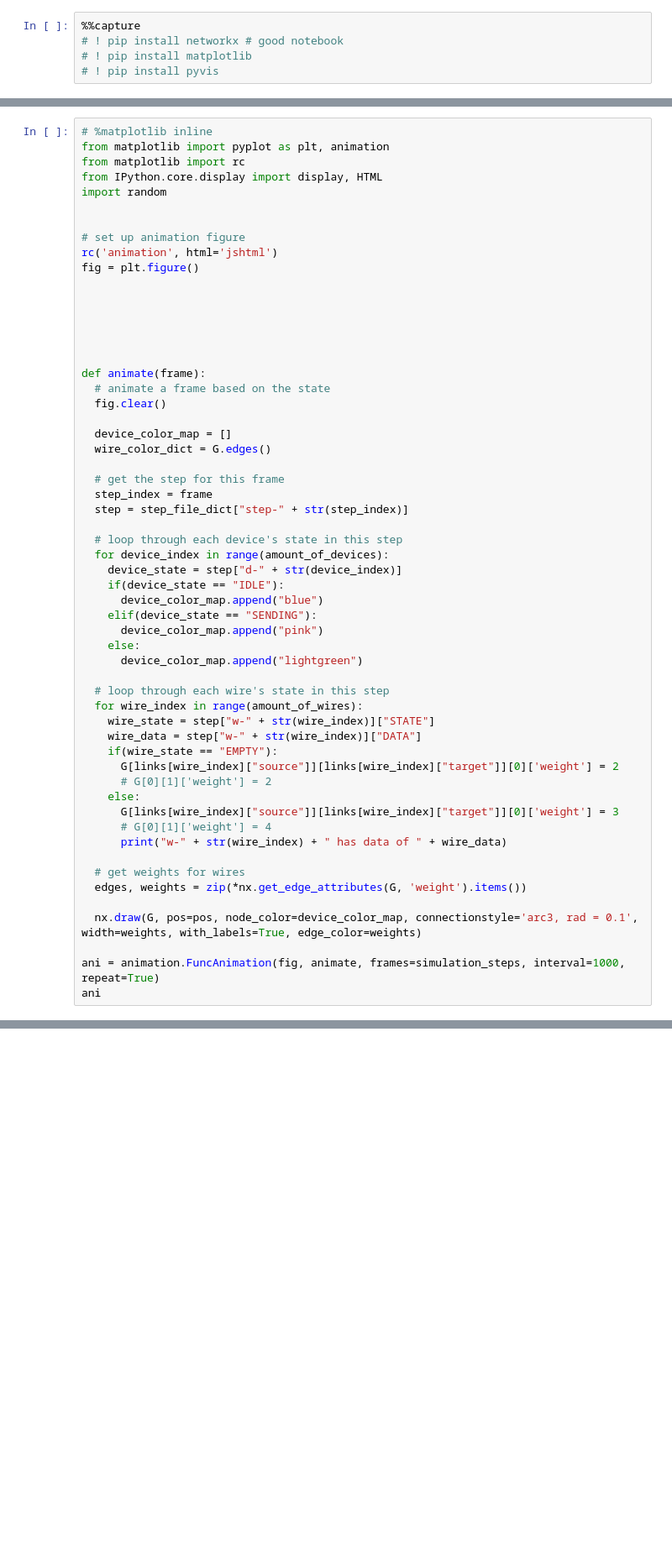
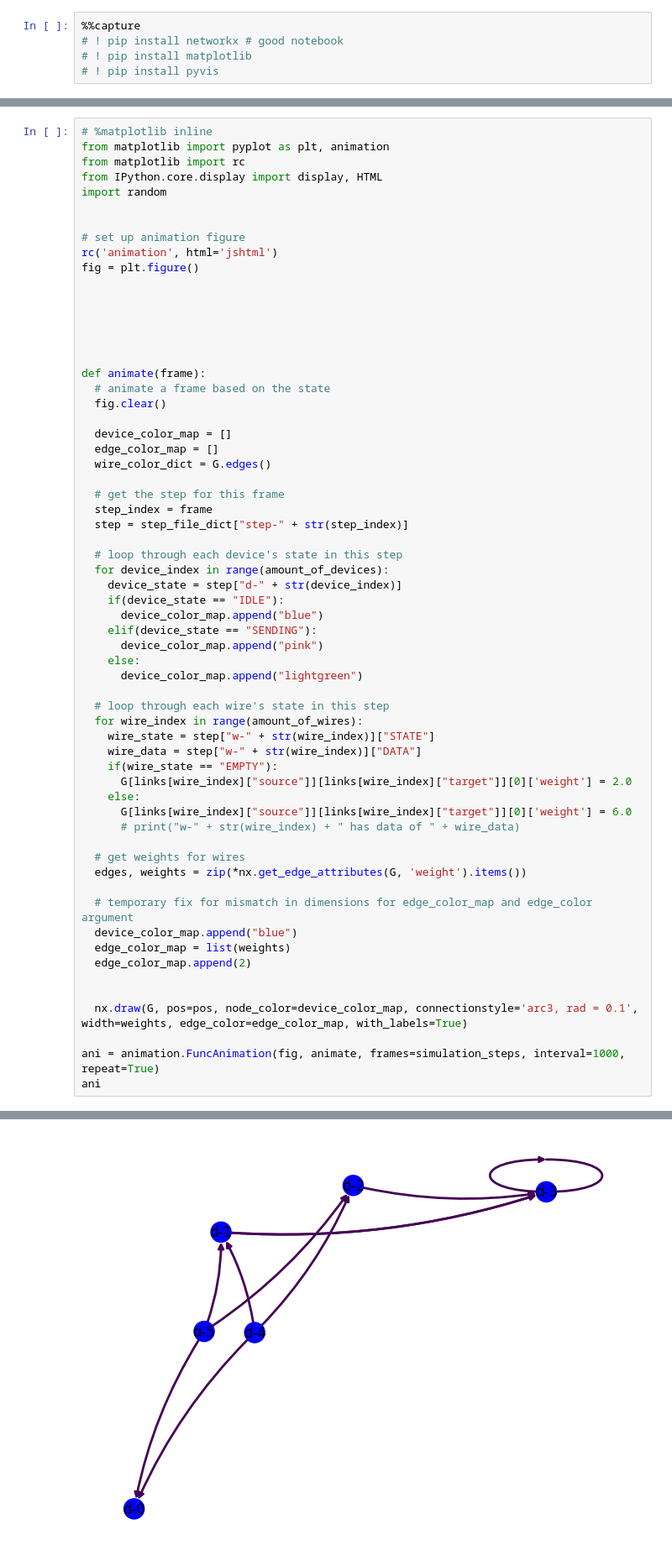
Before and after one commit to MattLMerritt/protocol-protocol, a Jupyter notebook: simulations/visualizing/visualizing-v1/visualization.ipynb, the cells around one changed output, grey strips where cells are left out. Shown at 84% size. Cells and saved outputs as stored; diff of their text form; blank space fills up the shorter version.

```diff
--- a/simulations/visualizing/visualizing-v1/visualization.ipynb
+++ b/simulations/visualizing/visualizing-v1/visualization.ipynb
@@ -160,6 +143,7 @@ def animate(frame):
   fig.clear()
 
   device_color_map = []
+  edge_color_map = []
   wire_color_dict = G.edges()
 
   # get the step for this frame
@@ -181,17 +165,22 @@ def animate(frame):
     wire_state = step["w-" + str(wire_index)]["STATE"]
     wire_data = step["w-" + str(wire_index)]["DATA"]
     if(wire_state == "EMPTY"):
-      G[links[wire_index]["source"]][links[wire_index]["target"]][0]['weight'] = 2
-      # G[0][1]['weight'] = 2
+      G[links[wire_index]["source"]][links[wire_index]["target"]][0]['weight'] = 2.0
     else:
-      G[links[wire_index]["source"]][links[wire_index]["target"]][0]['weight'] = 3
-      # G[0][1]['weight'] = 4
-      print("w-" + str(wire_index) + " has data of " + wire_data)
+      G[links[wire_index]["source"]][links[wire_index]["target"]][0]['weight'] = 6.0
+      # print("w-" + str(wire_index) + " has data of " + wire_data)
 
   # get weights for wires
   edges, weights = zip(*nx.get_edge_attributes(G, 'weight').items())
 
-  nx.draw(G, pos=pos, node_color=device_color_map, connectionstyle='arc3, rad = 0.1', width=weights, with_labels=True, edge_color=weights)
+  # temporary fix for mismatch in dimensions for edge_color_map and edge_color argument
+  device_color_map.append("blue")
+  edge_color_map = list(weights)
+  edge_color_map.append(2)
+
+
+  nx.draw(G, pos=pos, node_color=device_color_map, connectionstyle='arc3, rad = 0.1', width=weights, edge_color=edge_color_map, with_labels=True)
 
 ani = animation.FuncAnimation(fig, animate, frames=simulation_steps, interval=1000, repeat=True)
 ani
+# %% [output]
@@ -197,0 +188 @@ ani
+[figure, added]
```
Also changed, not shown: parts of 5 cells of this notebook, 1 other file.
